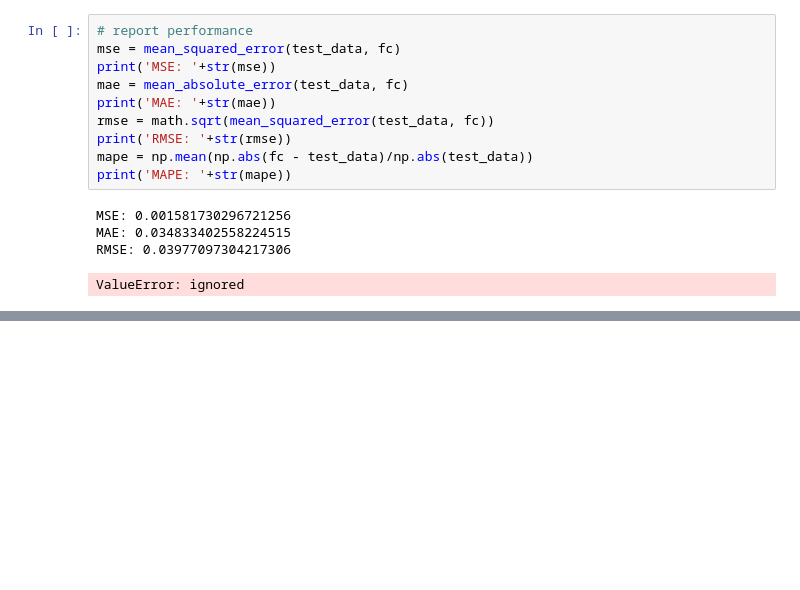
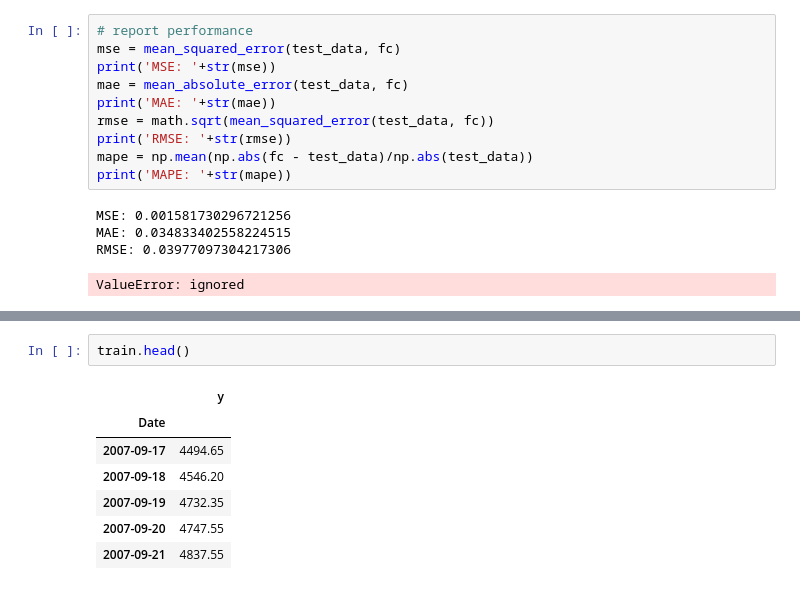
Before and after one commit to jesvin1/Basics, a Jupyter notebook: Nifty_Prediction.ipynb, the cells around one changed output, grey strips where cells are left out. Saved outputs shown, nothing was run; the diff lists cells and outputs as text; blank space fills up the shorter version.

```diff
--- a/Nifty_Prediction.ipynb
+++ b/Nifty_Prediction.ipynb
@@ -255,0 +275,10 @@ ValueError: ignored
+# %%
+train.head()
+# %% [output]
+|  | y |
+| Date |  |
+| 2007-09-17 | 4494.65 |
+| 2007-09-18 | 4546.20 |
+| 2007-09-19 | 4732.35 |
+| 2007-09-20 | 4747.55 |
+| 2007-09-21 | 4837.55 |
```
Also changed, not shown: parts of 8 cells of this notebook.
